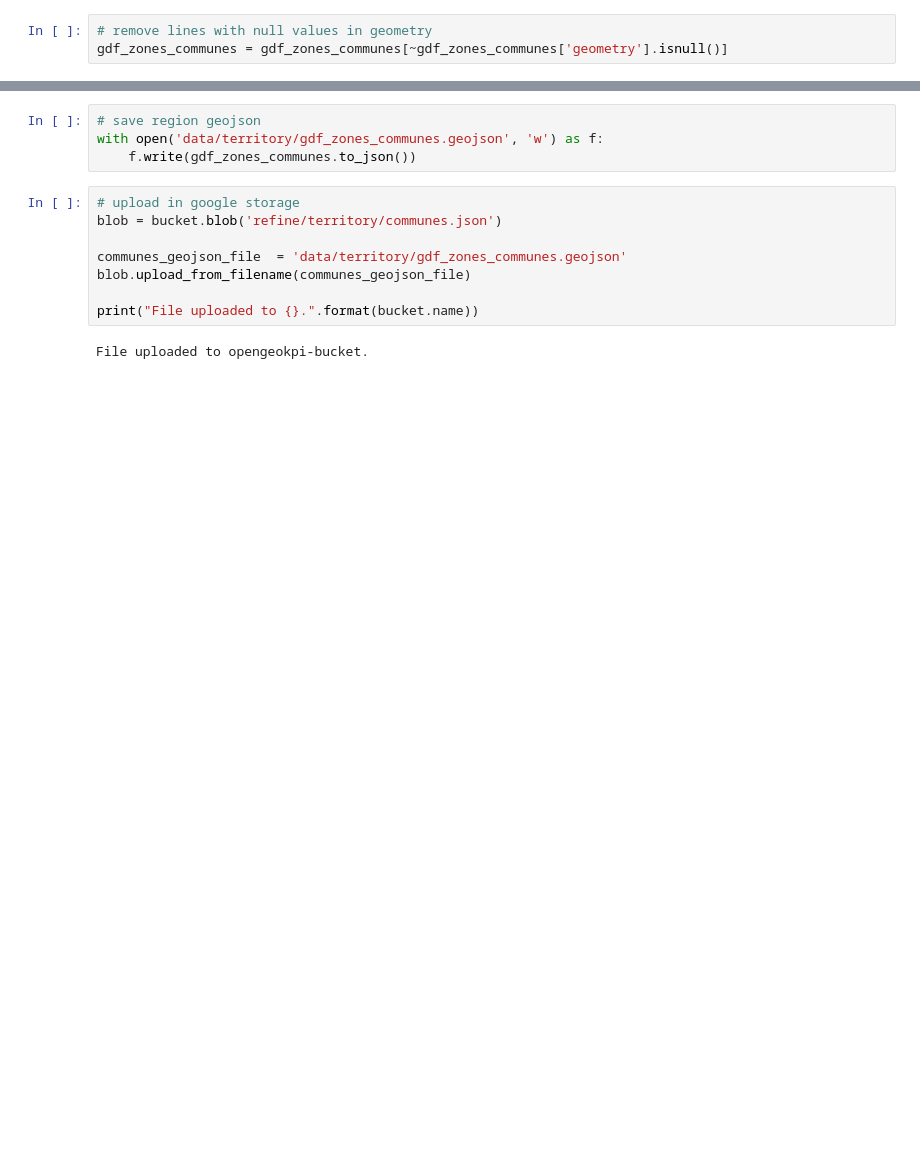
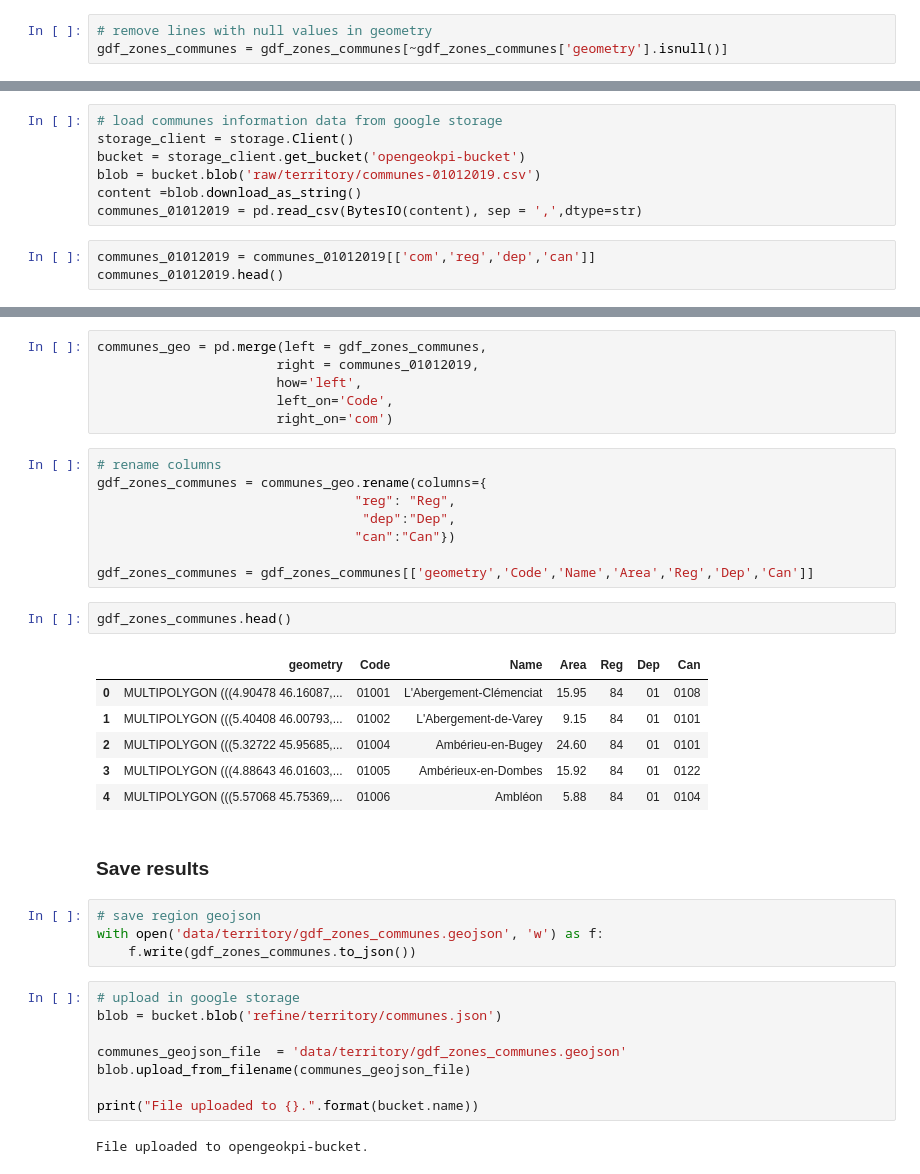
Before and after one commit to S-AI-F/OpenGeoKPI-GCP, a Jupyter notebook: refine-territory-raw-data.ipynb, the cells around one changed output, grey strips where cells are left out. Saved outputs shown, nothing was run; the diff lists cells and outputs as text; blank space fills up the shorter version.

Commit message:
refine territory raw data

```diff
--- a/refine-territory-raw-data.ipynb
+++ b/refine-territory-raw-data.ipynb
@@ -168,0 +173,10 @@ gdf_zones_communes = gdf_zones_communes[~gdf_zones_communes['geometry'].isnull()
+# %%
+# load communes information data from google storage
+storage_client = storage.Client()
+bucket = storage_client.get_bucket('opengeokpi-bucket')
+blob = bucket.blob('raw/territory/communes-01012019.csv')
+content =blob.download_as_string()
+communes_01012019 = pd.read_csv(BytesIO(content), sep = ',',dtype=str)
+# %%
+communes_01012019 = communes_01012019[['com','reg','dep','can']]
+communes_01012019.head()
@@ -169,3 +208,28 @@ gdf_zones_communes = gdf_zones_communes[~gdf_zones_communes['geometry'].isnull()
+# %%
+communes_geo = pd.merge(left = gdf_zones_communes,
+                       right = communes_01012019,
+                       how='left',
+                       left_on='Code',
+                       right_on='com')
+# %%
+# rename columns
+gdf_zones_communes = communes_geo.rename(columns={
+                                 "reg": "Reg",
+                                  "dep":"Dep",
+                                 "can":"Can"})
+
+gdf_zones_communes = gdf_zones_communes[['geometry','Code','Name','Area','Reg','Dep','Can']]
+# %%
+gdf_zones_communes.head()
+# %% [output]
+|  | geometry | Code | Name | Area | Reg | Dep | Can |
+| 0 | MULTIPOLYGON (((4.90478 46.16087,... | 01001 | L'Abergement-Clémenciat | 15.95 | 84 | 01 | 0108 |
+| 1 | MULTIPOLYGON (((5.40408 46.00793,... | 01002 | L'Abergement-de-Varey | 9.15 | 84 | 01 | 0101 |
+| 2 | MULTIPOLYGON (((5.32722 45.95685,... | 01004 | Ambérieu-en-Bugey | 24.60 | 84 | 01 | 0101 |
+| 3 | MULTIPOLYGON (((4.88643 46.01603,... | 01005 | Ambérieux-en-Dombes | 15.92 | 84 | 01 | 0122 |
+| 4 | MULTIPOLYGON (((5.57068 45.75369,... | 01006 | Ambléon | 5.88 | 84 | 01 | 0104 |
+# %% [markdown]
+### Save results
 # %%
 # save region geojson
 with open('data/territory/gdf_zones_communes.geojson', 'w') as f:
```
Also changed, not shown: parts of 11 cells of this notebook.
